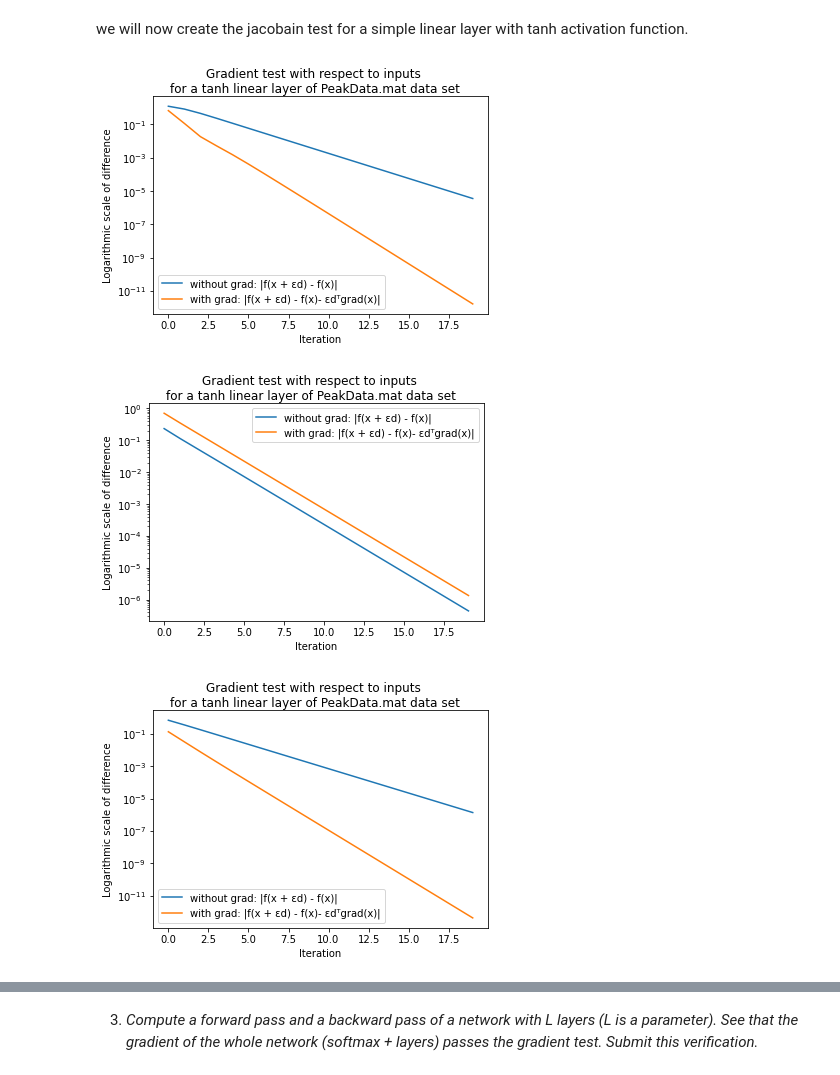
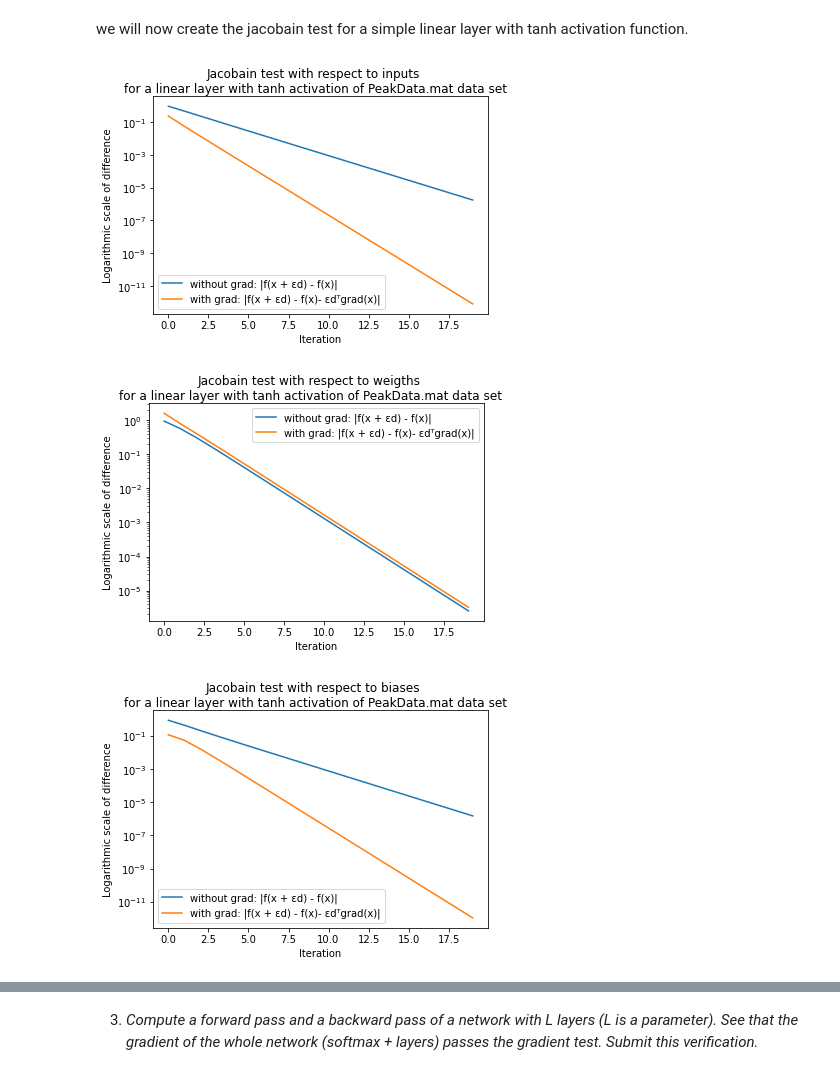
Before and after one commit to danikv/DeepLearningEx1, a Jupyter notebook: Ex1.ipynb, the cells around one changed output, grey strips where cells are left out. Cells and saved outputs as stored; diff of their text form; code cells hidden in the pictures.

Commit message:
More Tests

```diff
--- a/Ex1.ipynb
+++ b/Ex1.ipynb
@@ -76,17 +76,17 @@ class linear_layer:
     def dim_out(self):
         return self._dim_out
 
-    def activate_with_weigths_change(self, d, x):
-        return self._activation((self._A + d).dot(x) + self._B)
+    def activate_with_weigths_change(self, d, X):
+        return self._activation((self._A + d) @ X + self._B)
 
-    def activate_with_biases_change(self, d, x):
-        return self._activation(self._A.dot(x) + (self._B + d))
+    def activate_with_biases_change(self, d, X):
+        return self._activation(self._A @ X + (self._B + d))
 
     def jacobain(self, X, Y, vec, kind):
         return self._activation.jacobain(X, Y, self._A, vec, kind)
 
-    def __call__(self, x):
-        return self._activation(self._A.dot(x) + self._B)
+    def __call__(self, X):
+        return self._activation(self._A @ X + self._B)
 # %% [markdown]
 in general the gradient test is defined as follows : we know that $ |f(x + \epsilon*d) - f(x)| = O(\epsilon) $ , we want to check that $ |f(x + \epsilon*d) - f(x) - \epsilon*d*grad(x)| = O(\epsilon^2) $ <br>
 we can now check that our linear function with softmax activation passes the gradient test, where f(x) = cross_entropy_loss. we will start by checking the gradient with respect to the data.<br>
@@ -399,22 +397,22 @@ we will first declare a new activation function, tanh and its gradient.
 class tanh:
     def gradient(self, X, Y, error, W):
         new_error = (1 - Y**2) * error
-        grad_theta = X.dot(new_error.T)
+        grad_theta = new_error @ X.T
         grad_b = np.sum(new_error, axis=1)
-        grad_data = W.dot(new_error)
+        grad_data = W.T @ new_error
         return grad_theta, grad_b, grad_data
 
     def jacobain(self, X, Y, W, vec, kind):
         derv = (1 - Y**2)
         derv = np.identity(len(derv)) * np.outer(np.ones(len(derv)), derv)
         if kind == 'x':
-            return derv.dot(W).dot(vec)
+            return derv @ W @ vec
         if kind == 'w':
             new_X = np.kron(X.T, np.identity(W.shape[0]))
-            derv = derv.dot(new_X)
-            return derv.dot(np.ravel(vec, order="F"))
+            jacob = derv @ new_X
+            return jacob @ np.ravel(vec, order="F")
         if kind == 'b':
-            return derv.dot(vec)
+            return derv @ vec
 
     def __call__(self, x):
         return np.tanh(x)
@@ -440,17 +438,17 @@ def jacobain_test_with_respect_to_inputs(linear_layer, X, Y):
 # %%
 without_grad, with_grad = jacobain_test_with_respect_to_inputs(linear_layer(2,5, tanh()),
                                                                X[:, 0].reshape(2,1), Y[:, 0].reshape(5,1))
 
-plt.suptitle('Gradient test with respect to inputs \nfor a tanh linear layer of PeakData.mat data set')
+plt.suptitle('Jacobain test with respect to inputs \nfor a linear layer with tanh activation of PeakData.mat data set')
 plt.plot(without_grad, label='without grad: |f(x + \u03B5d) - f(x)|')
 plt.plot(with_grad, label= 'with grad: |f(x + \u03B5d) - f(x)- \u03B5dᵀgrad(x)|')
 plt.yscale('log')
 plt.xlabel('Iteration')
 plt.ylabel('Logarithmic scale of difference')
 plt.legend()
 plt.show()
 # %% [output]
-[figure, old version]
+[figure, new version]
 # %%
 def jacobain_test_with_respect_to_weigths(linear_layer, X, Y):
     without_jacobain = []
@@ -472,7 +470,7 @@ def jacobain_test_with_respect_to_weigths(linear_layer, X, Y):
 without_grad, with_grad = jacobain_test_with_respect_to_weigths(linear_layer(2,5, tanh()),
                                                                X[:, 0].reshape(2,1), Y[:, 0].reshape(5,1))
 
-plt.suptitle('Gradient test with respect to inputs \nfor a tanh linear layer of PeakData.mat data set')
+plt.suptitle('Jacobain test with respect to weigths \nfor a linear layer with tanh activation of PeakData.mat data set')
 plt.plot(without_grad, label='without grad: |f(x + \u03B5d) - f(x)|')
 plt.plot(with_grad, label= 'with grad: |f(x + \u03B5d) - f(x)- \u03B5dᵀgrad(x)|')
 plt.yscale('log')
@@ -481,7 +479,7 @@ plt.ylabel('Logarithmic scale of difference')
 plt.legend()
 plt.show()
 # %% [output]
-[figure, old version]
+[figure, new version]
 # %%
 def jacobain_test_with_respect_to_biases(linear_layer, X, Y):
     without_jacobain = []
@@ -503,7 +501,7 @@ def jacobain_test_with_respect_to_biases(linear_layer, X, Y):
 without_grad, with_grad = jacobain_test_with_respect_to_biases(linear_layer(2,5, tanh()),
                                                                X[:, 0].reshape(2,1), Y[:, 0].reshape(5,1))
 
-plt.suptitle('Gradient test with respect to inputs \nfor a tanh linear layer of PeakData.mat data set')
+plt.suptitle('Jacobain test with respect to biases \nfor a linear layer with tanh activation of PeakData.mat data set')
 plt.plot(without_grad, label='without grad: |f(x + \u03B5d) - f(x)|')
 plt.plot(with_grad, label= 'with grad: |f(x + \u03B5d) - f(x)- \u03B5dᵀgrad(x)|')
 plt.yscale('log')
@@ -512,7 +510,7 @@ plt.ylabel('Logarithmic scale of difference')
 plt.legend()
 plt.show()
 # %% [output]
-[figure, old version]
+[figure, new version]
 # %%
 def relu_der (x):
     if x > 0:
```
Also changed, not shown: parts of 19 cells of this notebook.
